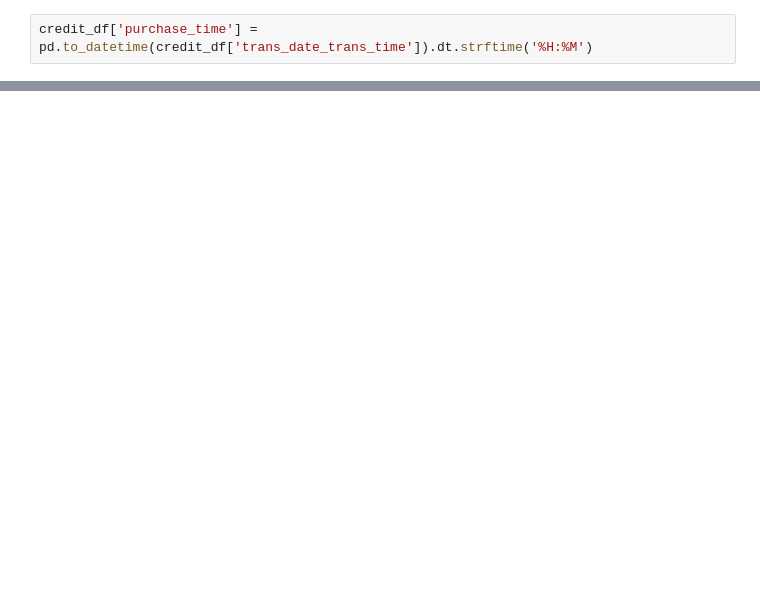
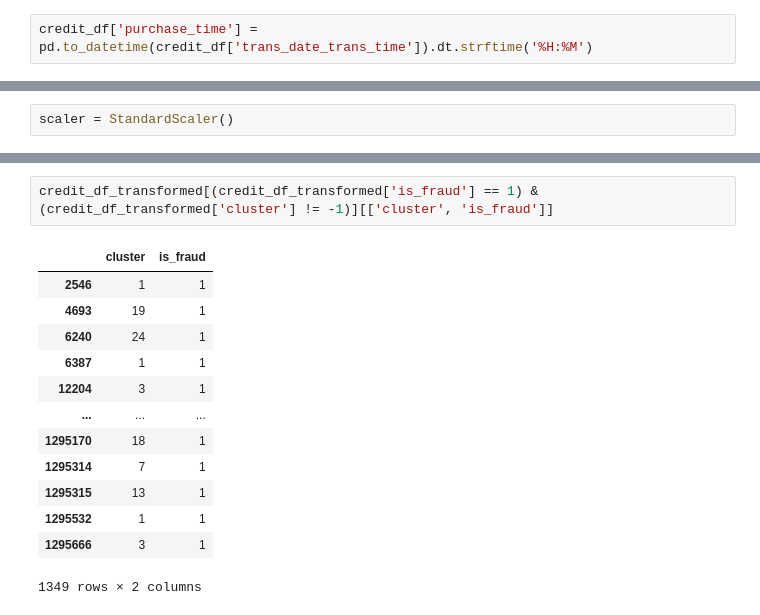
Before and after one commit to igorc22/Anomaly-Detection, a Jupyter notebook: anomaly.ipynb, the cells around one changed output, grey strips where cells are left out. Saved outputs shown, nothing was run; the diff lists cells and outputs as text; blank space fills up the shorter version.

```diff
--- a/anomaly.ipynb
+++ b/anomaly.ipynb
@@ -112,0 +171,2 @@ credit_df_transformed.head(1)
+# %%
+scaler = StandardScaler()
@@ -112,0 +206,16 @@ credit_df_transformed.head(1)
+# %%
+credit_df_transformed[(credit_df_transformed['is_fraud'] == 1) & (credit_df_transformed['cluster'] != -1)][['cluster', 'is_fraud']]
+# %% [output]
+|  | cluster | is_fraud |
+| 2546 | 1 | 1 |
+| 4693 | 19 | 1 |
+| 6240 | 24 | 1 |
+| 6387 | 1 | 1 |
+| 12204 | 3 | 1 |
+| ... | ... | ... |
+| 1295170 | 18 | 1 |
+| 1295314 | 7 | 1 |
+| 1295315 | 13 | 1 |
+| 1295532 | 1 | 1 |
+| 1295666 | 3 | 1 |
+1349 rows × 2 columns
```
Also changed, not shown: parts of 38 cells of this notebook, 1 other file.
